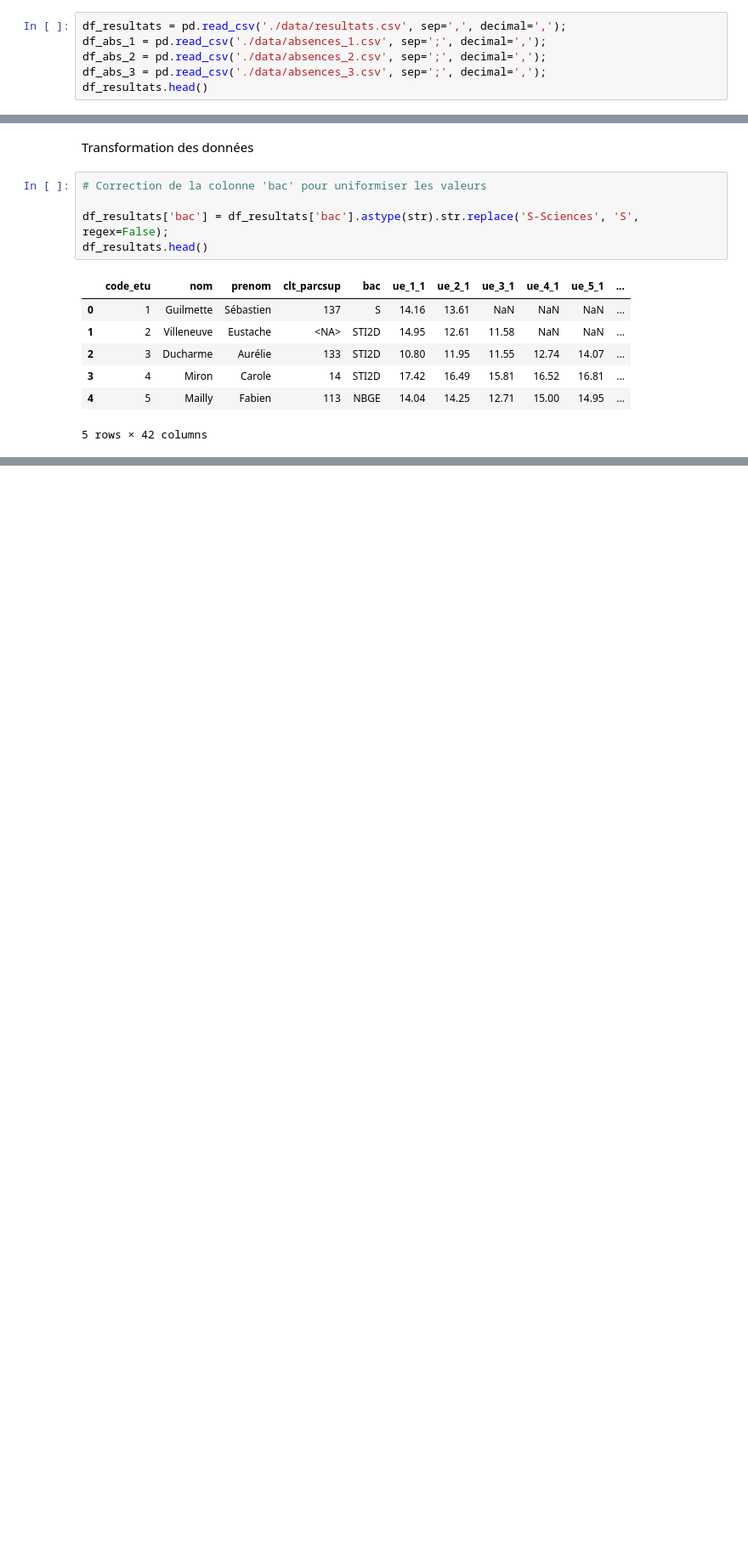
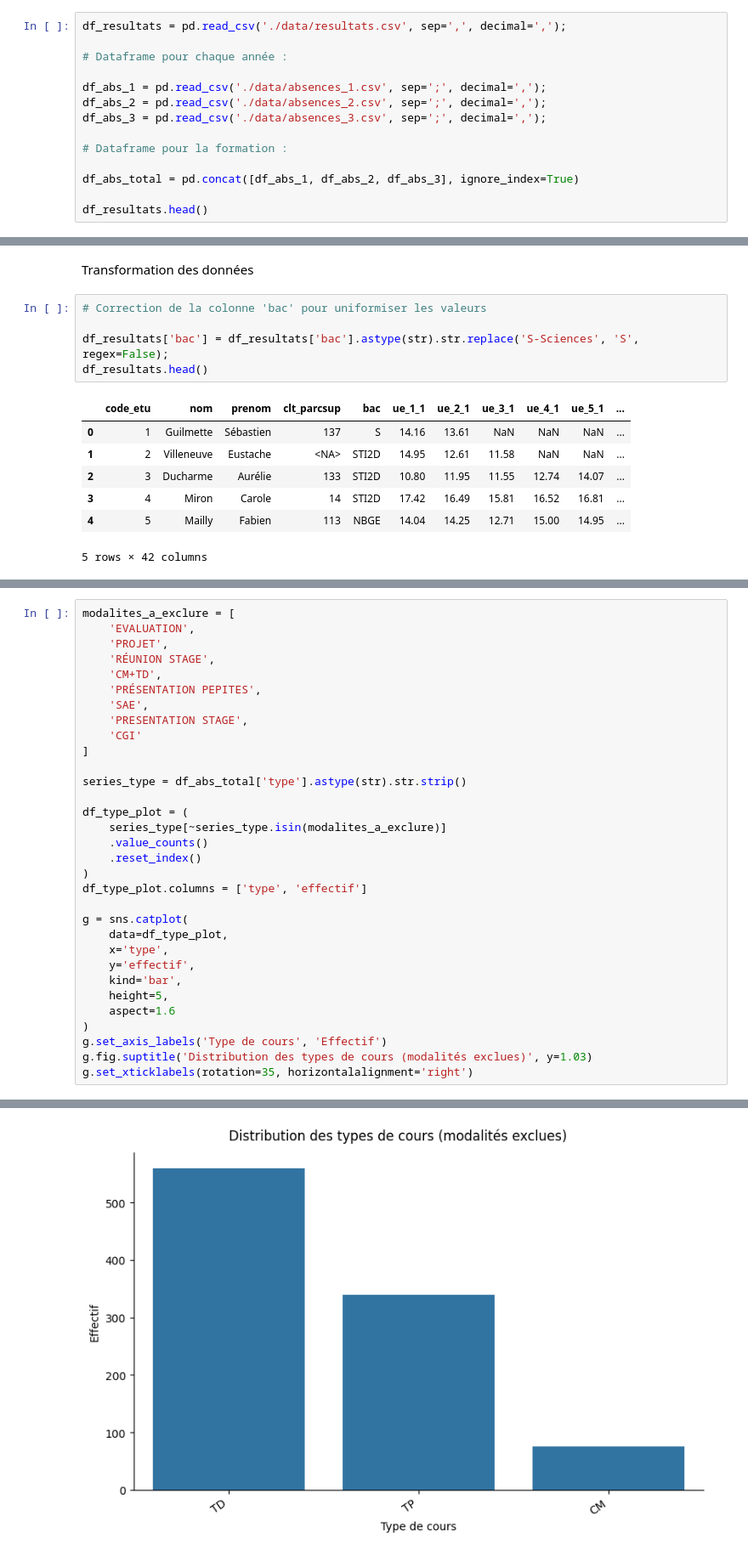
Before and after one commit to SAEIUTBUT1/SAE2.4-Maths, a Jupyter notebook: analyse.ipynb, the cells around one changed output, grey strips where cells are left out. Shown at 85% size. Cells and saved outputs as stored; diff of their text form; blank space fills up the shorter version.

```diff
--- a/analyse.ipynb
+++ b/analyse.ipynb
@@ -228,8 +231,16 @@ import seaborn as sns
 # %%
 df_resultats = pd.read_csv('./data/resultats.csv', sep=',', decimal=',');
+
+# Dataframe pour chaque année :
+
 df_abs_1 = pd.read_csv('./data/absences_1.csv', sep=';', decimal=',');
 df_abs_2 = pd.read_csv('./data/absences_2.csv', sep=';', decimal=',');
 df_abs_3 = pd.read_csv('./data/absences_3.csv', sep=';', decimal=',');
+
+# Dataframe pour la formation :
+
+df_abs_total = pd.concat([df_abs_1, df_abs_2, df_abs_3], ignore_index=True)
+
 df_resultats.head()
 # %% [output]
 |  | code_etu | nom | prenom | clt_parcsup | bac | ue_1_1 | ue_2_1 | ue_3_1 | ue_4_1 | ue_5_1 | ... |
@@ -332,0 +590,33 @@ df_resultats.head()
+# %%
+modalites_a_exclure = [
+    'EVALUATION',
+    'PROJET',
+    'RÉUNION STAGE',
+    'CM+TD',
+    'PRÉSENTATION PEPITES',
+    'SAE',
+    'PRESENTATION STAGE',
+    'CGI'
+]
+
+series_type = df_abs_total['type'].astype(str).str.strip()
+
+df_type_plot = (
+    series_type[~series_type.isin(modalites_a_exclure)]
+    .value_counts()
+    .reset_index()
+)
+df_type_plot.columns = ['type', 'effectif']
+
+g = sns.catplot(
+    data=df_type_plot,
+    x='type',
+    y='effectif',
+    kind='bar',
+    height=5,
+    aspect=1.6
+)
+g.set_axis_labels('Type de cours', 'Effectif')
+g.fig.suptitle('Distribution des types de cours (modalités exclues)', y=1.03)
+g.set_xticklabels(rotation=35, horizontalalignment='right')
+# %% [output]
@@ -332,0 +624 @@ df_resultats.head()
+[figure, added]
```
Also changed, not shown: parts of 28 cells of this notebook.
